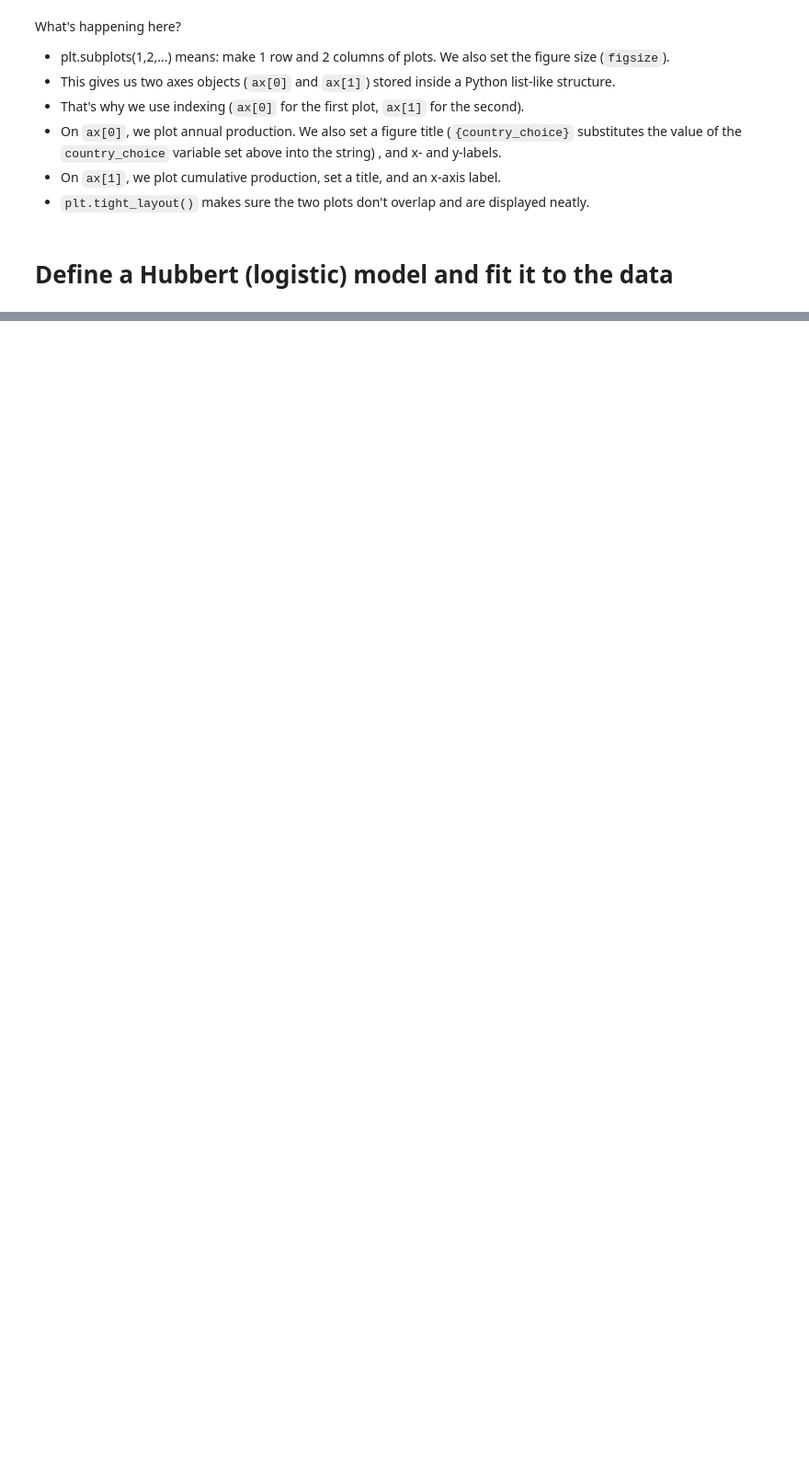
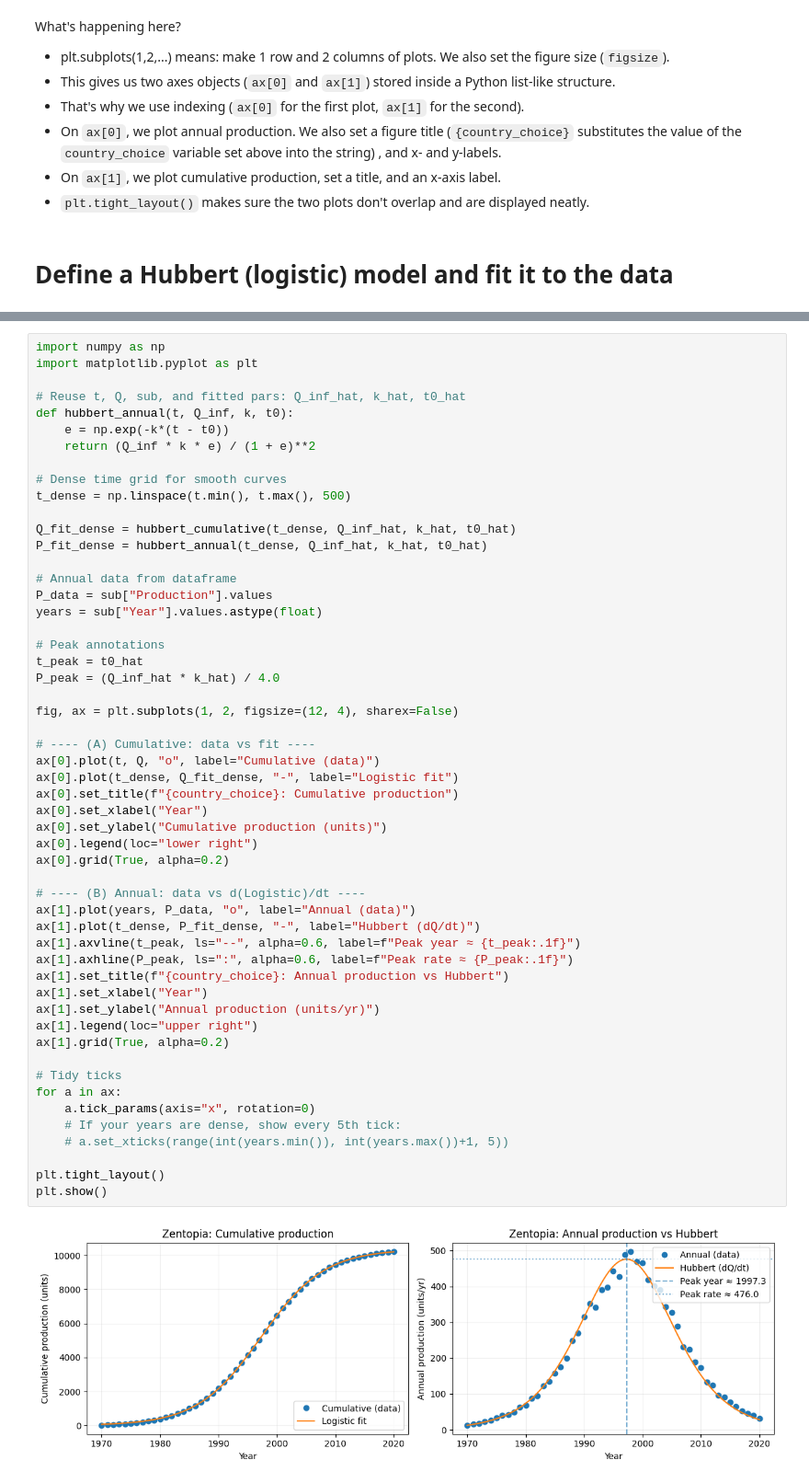
Before and after one commit to two-phaseflow/JAR513M, a Jupyter notebook: Week2_GroupAssignment.ipynb, the cells around one changed output, grey strips where cells are left out. Shown at 92% size. Cells and saved outputs as stored; diff of their text form; blank space fills up the shorter version.

```diff
--- a/Week2_GroupAssignment.ipynb
+++ b/Week2_GroupAssignment.ipynb
@@ -201,0 +383,55 @@ We will fit a logistic to cumulative production, then compare the derivative (an
+# %%
+import numpy as np
+import matplotlib.pyplot as plt
+
+# Reuse t, Q, sub, and fitted pars: Q_inf_hat, k_hat, t0_hat
+def hubbert_annual(t, Q_inf, k, t0):
+    e = np.exp(-k*(t - t0))
+    return (Q_inf * k * e) / (1 + e)**2
+
+# Dense time grid for smooth curves
+t_dense = np.linspace(t.min(), t.max(), 500)
+
+Q_fit_dense = hubbert_cumulative(t_dense, Q_inf_hat, k_hat, t0_hat)
+P_fit_dense = hubbert_annual(t_dense, Q_inf_hat, k_hat, t0_hat)
+
+# Annual data from dataframe
+P_data = sub["Production"].values
+years = sub["Year"].values.astype(float)
+
+# Peak annotations
+t_peak = t0_hat
+P_peak = (Q_inf_hat * k_hat) / 4.0
+
+fig, ax = plt.subplots(1, 2, figsize=(12, 4), sharex=False)
+
+# ---- (A) Cumulative: data vs fit ----
+ax[0].plot(t, Q, "o", label="Cumulative (data)")
+ax[0].plot(t_dense, Q_fit_dense, "-", label="Logistic fit")
+ax[0].set_title(f"{country_choice}: Cumulative production")
+ax[0].set_xlabel("Year")
+ax[0].set_ylabel("Cumulative production (units)")
+ax[0].legend(loc="lower right")
+ax[0].grid(True, alpha=0.2)
+
+# ---- (B) Annual: data vs d(Logistic)/dt ----
+ax[1].plot(years, P_data, "o", label="Annual (data)")
+ax[1].plot(t_dense, P_fit_dense, "-", label="Hubbert (dQ/dt)")
+ax[1].axvline(t_peak, ls="--", alpha=0.6, label=f"Peak year ≈ {t_peak:.1f}")
+ax[1].axhline(P_peak, ls=":", alpha=0.6, label=f"Peak rate ≈ {P_peak:.1f}")
+ax[1].set_title(f"{country_choice}: Annual production vs Hubbert")
+ax[1].set_xlabel("Year")
+ax[1].set_ylabel("Annual production (units/yr)")
+ax[1].legend(loc="upper right")
+ax[1].grid(True, alpha=0.2)
+
+# Tidy ticks
+for a in ax:
+    a.tick_params(axis="x", rotation=0)
+    # If your years are dense, show every 5th tick:
+    # a.set_xticks(range(int(years.min()), int(years.max())+1, 5))
+
+plt.tight_layout()
+plt.show()
+# %% [output]
+[figure, added]
```
Also changed, not shown: parts of 13 cells of this notebook.
